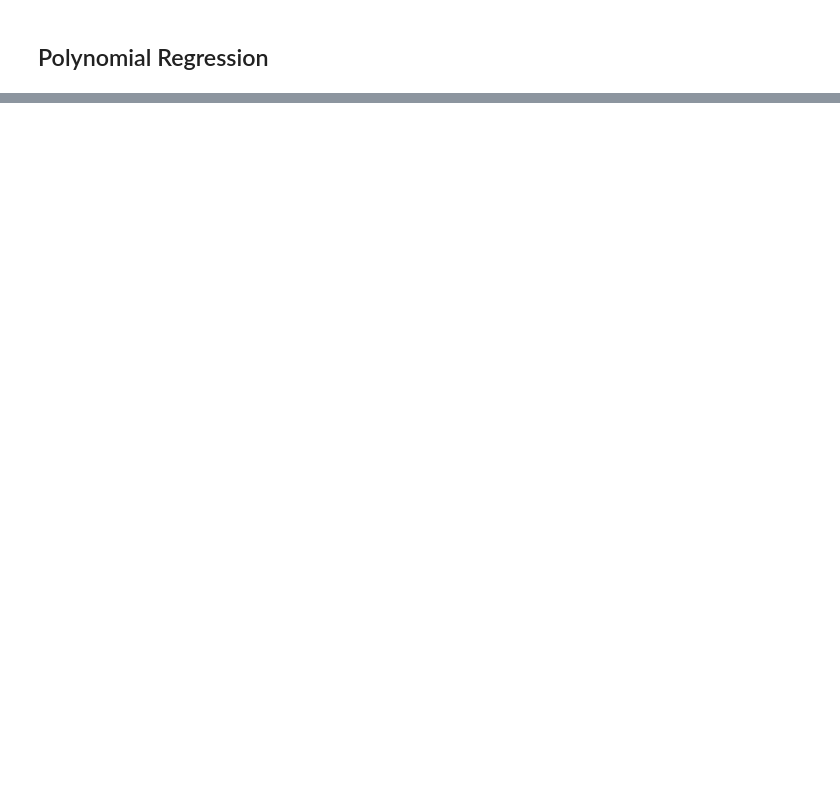
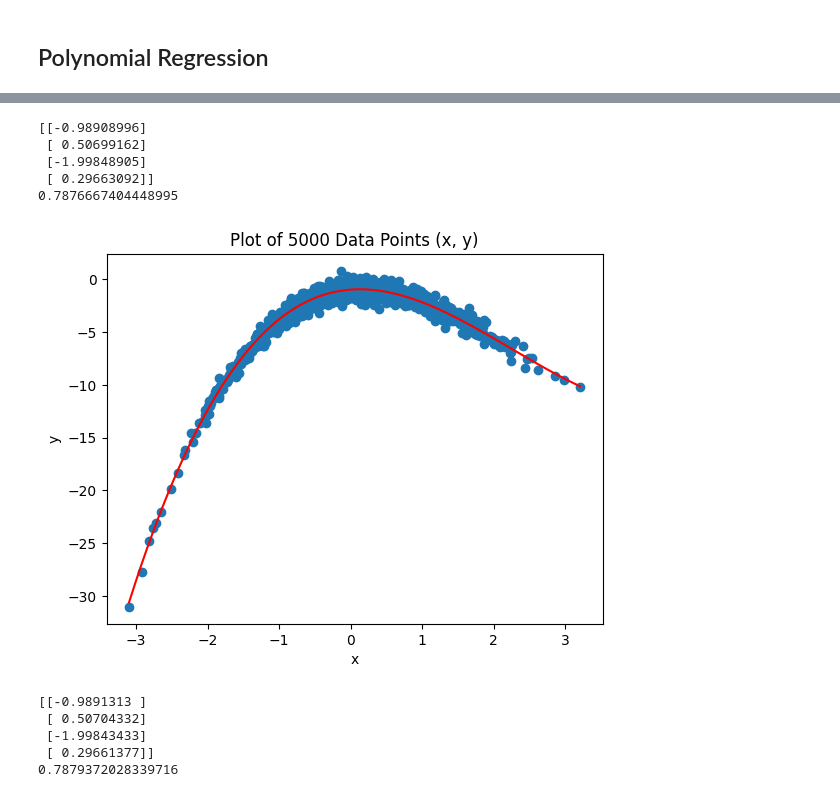
Before and after one commit to SBriguglio/COMP8610-NeuralNetworks-DeepLearning, a Jupyter notebook: Assignment1/Neural_Networks_Assignment1.ipynb, the cells around one changed output, grey strips where cells are left out. Saved outputs shown, nothing was run; the diff lists cells and outputs as text; code cells hidden in the pictures; blank space fills up the shorter version.

```diff
--- a/Assignment1/Neural_Networks_Assignment1.ipynb
+++ b/Assignment1/Neural_Networks_Assignment1.ipynb
@@ -241,0 +244,51 @@ plt.show()
+# %%
+# Test Selected Degree 3 Model Against Test Set
+# Prepare Test Data
+X_test_dim3 = X_test
+for i in range(2):
+  X_test_dim3 = np.append(X_test_dim3, X_test**(i+2), axis=1)
+X_test_dim3 = np.append(np.ones((X_test_dim3.shape[0], 1)), X_test_dim3, axis=1)
+
+# Plot the model against the dataset
+y_pred_CV = models[2].predict(X_test_dim3)
+print(models[2].beta)
+
+# Find MSE
+MSE_CV = (np.sum(y_pred_CV - Y_test)**2)/y_pred.shape[0]
+print(MSE_CV)
+# %% [output]
+[[-0.98908996]
+ [ 0.50699162]
+ [-1.99848905]
+ [ 0.29663092]]
+0.7876667404448995
+# %%
+plt.scatter(X_test, Y_test)
+x_line = np.linspace(np.min(X_test), np.max(X_test), 1000)
+y_line = models[2].beta[3]*x_line**3 + models[2].beta[2]*x_line**2 + models[2].beta[1]*x_line + models[2].beta[0]
+plt.plot(x_line, y_line, color='red')
+
+plt.title("Plot of 5000 Data Points (x, y)")
+plt.xlabel("x")
+plt.ylabel("y")
+plt.show()
+# %% [output]
+[figure, added]
+# %%
+# Test NoCV Model Degree 3 Against Test Set
+model_NoCV = ols(X=X_train, Y=Y_train, dim=3)
+model_NoCV.fit()
+
+# Plot the model against the dataset
+y_pred_NoCV = model_NoCV.predict(X_test_dim3)
+print(model_NoCV.beta)
+
+# Find MSE
+MSE_NoCV = (np.sum(y_pred_NoCV - Y_test)**2)/y_pred.shape[0]
+print(MSE_NoCV)
+# %% [output]
+[[-0.9891313 ]
+ [ 0.50704332]
+ [-1.99843433]
+ [ 0.29661377]]
+0.7879372028339716
```
Also changed, not shown: parts of 11 cells of this notebook.
